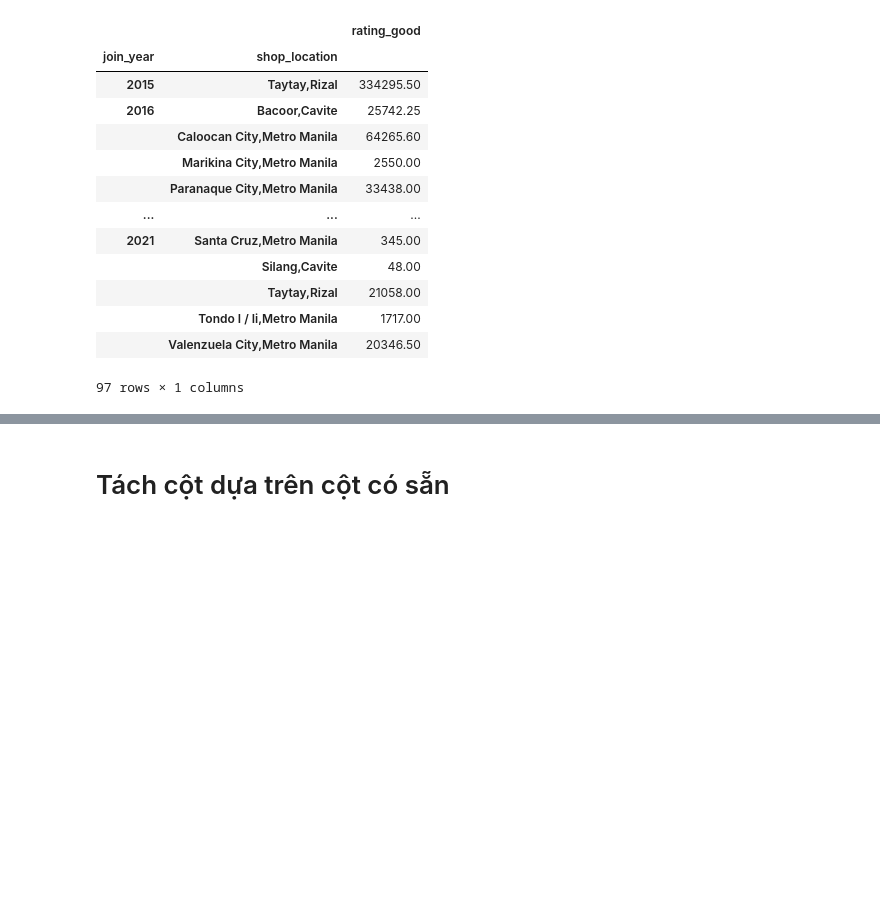
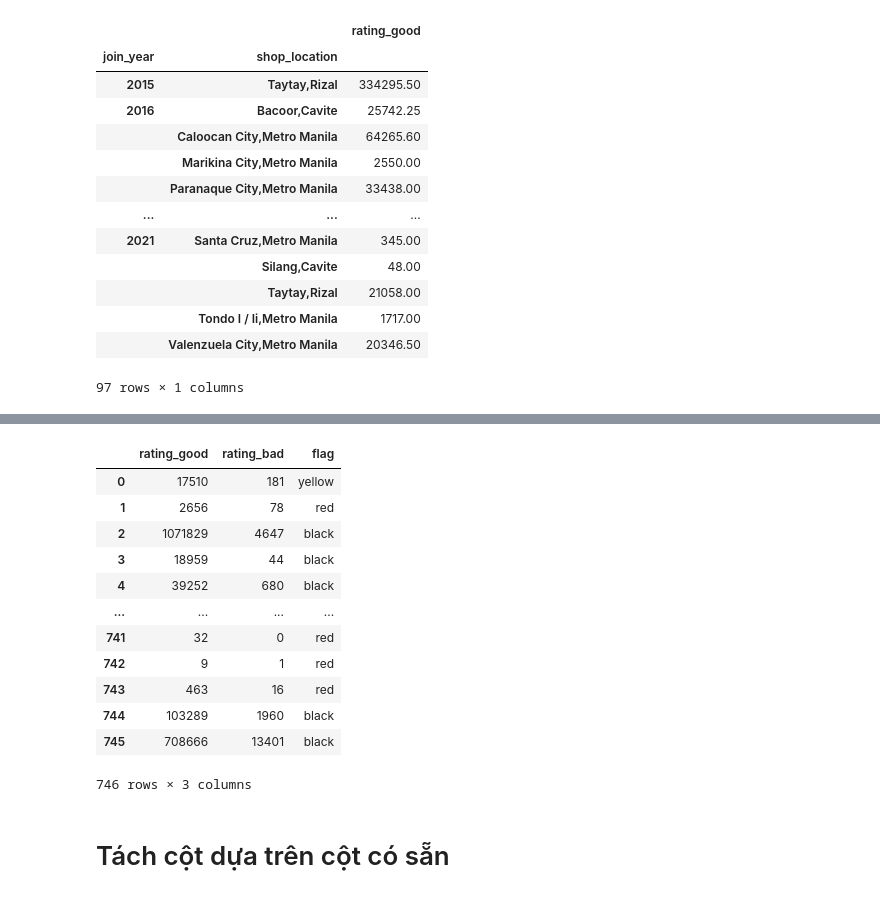
Before and after one commit to ntnqu/DAP2311R1, a Jupyter notebook: Buổi 6 - 28112023/day6_thaotacdulieu_live.ipynb, the cells around one changed output, grey strips where cells are left out. Drawn from its saved outputs; the diff is of its cells as text; code cells hidden in the pictures; blank space fills up the shorter version.

```diff
--- a/Buổi 6 - 28112023/day6_thaotacdulieu_live.ipynb
+++ b/Buổi 6 - 28112023/day6_thaotacdulieu_live.ipynb
@@ -515,0 +596,5 @@ df[['rating2', 'rating_good', 'rating_bad']]
+# %%
+# Thêm cột new có giá trị True nếu join_year = 2021 và False trong trường hợp còn lại.
+
+df['new'] = df['join_year'] == 2021
+df[['new', 'join_year']]
@@ -515,0 +615,7 @@ df[['rating2', 'rating_good', 'rating_bad']]
+# %%
+# Nếu có 2 lựa chọn ta sử dụng np.where
+# Thêm cột rate có giá trị good nếu rating_good >= 50000,  bad trong trường hợp còn lại
+
+import numpy as np
+df['rate'] = np.where(df['rating_good'] >= 50000,'good','bad' )
+df[['rating_good', 'rate']]
@@ -515,0 +636,3 @@ df[['rating2', 'rating_good', 'rating_bad']]
+# %%
+df['rate'] = df['rating_good'] >= 50000
+df[['rating_good', 'rate']]
@@ -516,3 +653,31 @@ df[['rating2', 'rating_good', 'rating_bad']]
+# %%
+# Nếu có nhiều hơn 2 lựa chọn ta sử dụng np.select
+# Thêm cột flag tặng cờ cho các cửa hàng, flag nhận các giá trị như sau:
+# blue khi rating_good >= 30000 và rating_bad <= 100
+# yellow khi 10000 <= rating_good < 30000 và 100 < rating_bad <= 1000
+# red khi rating_good < 10000
+# black đối với các trường hợp còn lại
+
+conditions = [(df['rating_good'] >= 30000) & (df['rating_bad'] <= 100),
+              (df['rating_good'] >= 10000) & (df['rating_good'] < 30000) & (df['rating_bad'] <= 1000) & (df['rating_bad'] > 100),
+              (df['rating_good'] < 10000)]
+choices = ['blue', 'yellow','red']
+df['flag'] = np.select(conditions, choices, default='black')
+df[['rating_good', 'rating_bad', 'flag']]
+# %% [output]
+|  | rating_good | rating_bad | flag |
+| 0 | 17510 | 181 | yellow |
+| 1 | 2656 | 78 | red |
+| 2 | 1071829 | 4647 | black |
+| 3 | 18959 | 44 | black |
+| 4 | 39252 | 680 | black |
+| ... | ... | ... | ... |
+| 741 | 32 | 0 | red |
+| 742 | 9 | 1 | red |
+| 743 | 463 | 16 | red |
+| 744 | 103289 | 1960 | black |
+| 745 | 708666 | 13401 | black |
+746 rows × 3 columns
 # %% [markdown]
 # Tách cột dựa trên cột có sẵn
 # %% [markdown]
```
Also changed, not shown: parts of 28 cells of this notebook.
